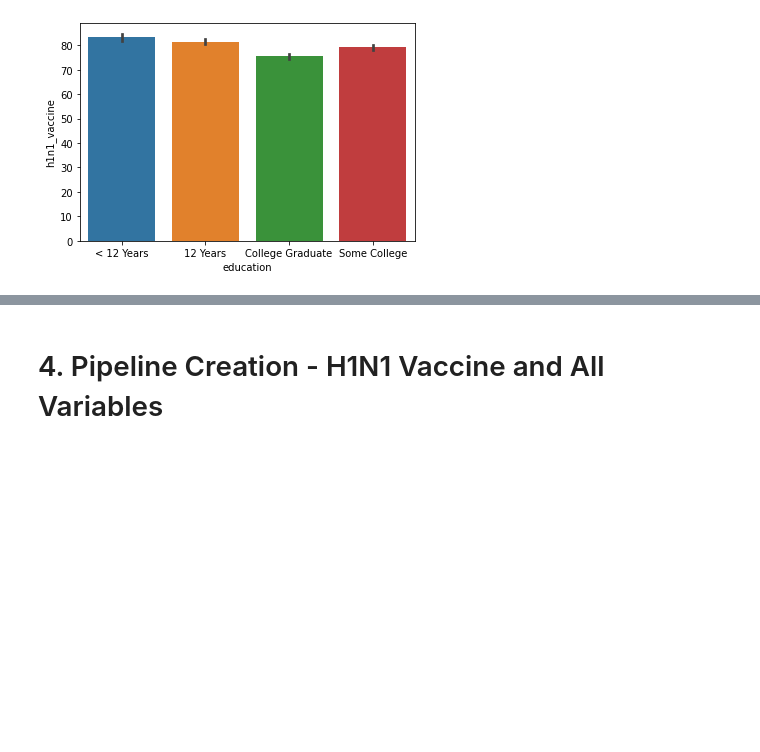
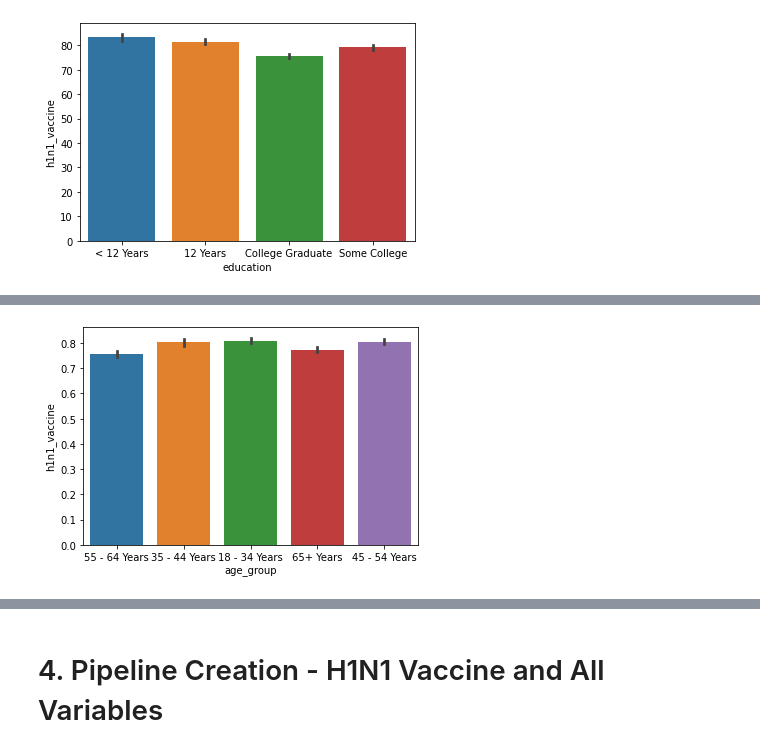
Before and after one commit to kmcneil901/H1N1-Vaccines, a Jupyter notebook: H1N1 Vaccine .ipynb, the cells around one changed output, grey strips where cells are left out. Saved outputs shown, nothing was run; the diff lists cells and outputs as text; code cells hidden in the pictures; blank space fills up the shorter version.

```diff
--- a/H1N1 Vaccine .ipynb
+++ b/H1N1 Vaccine .ipynb
@@ -138,0 +165,4 @@ sns.barplot(x=df['education'], y=df['h1n1_vaccine'] * 100);
+# %%
+sns.barplot(x=df['age_group'], y=df['h1n1_vaccine']);
+# %% [output]
+[figure, added]
```
Also changed, not shown: parts of 76 cells of this notebook, 1 other file.
